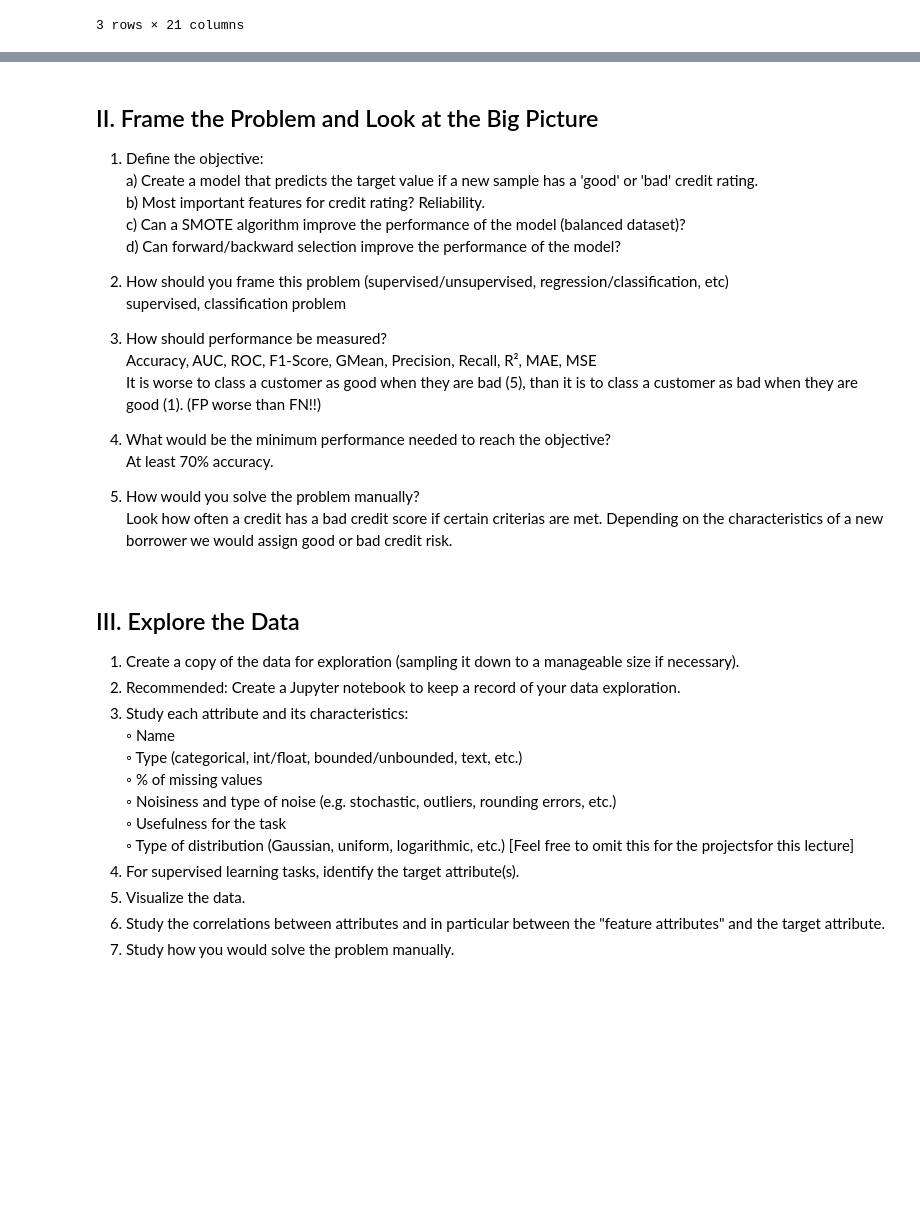
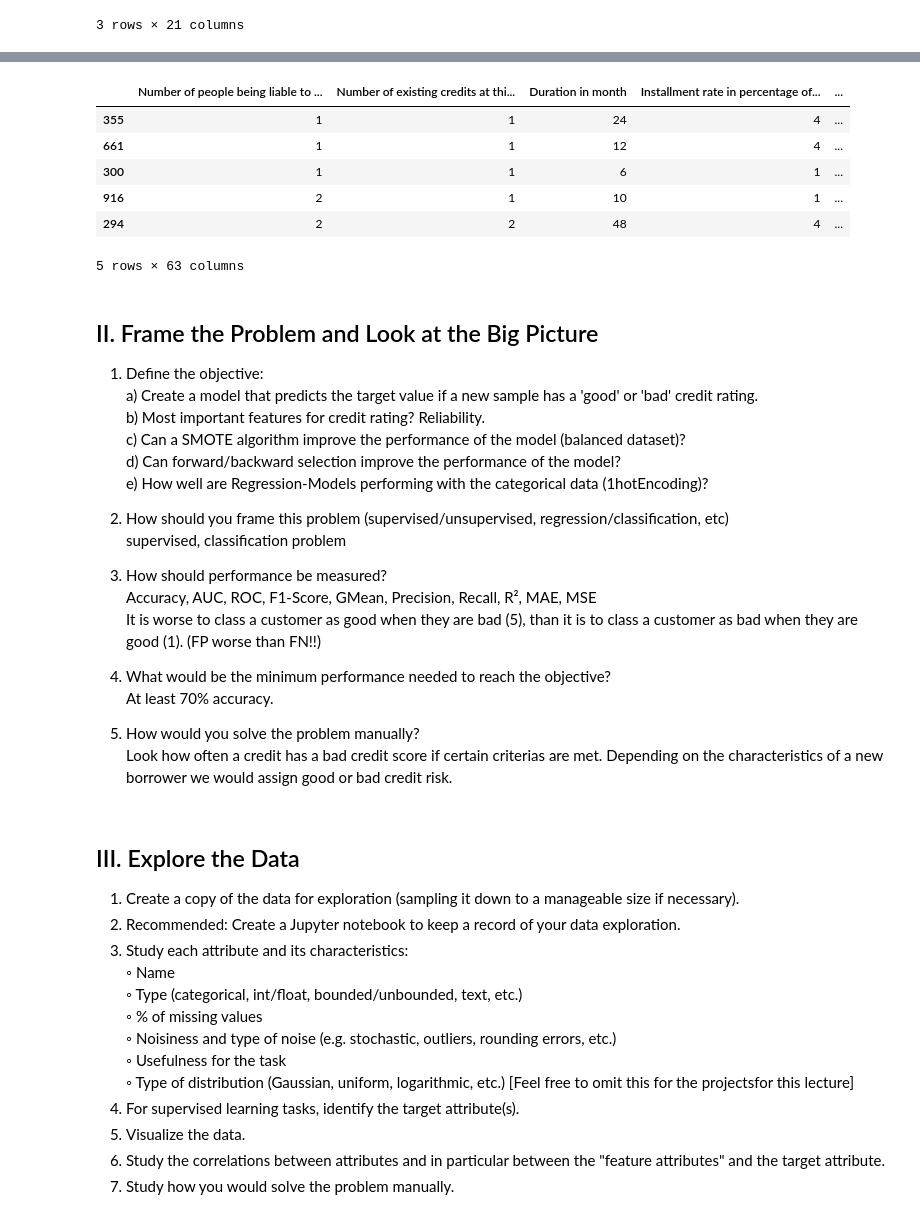
Before and after one commit to dennismgoetz/HoML-Credit-Data, a Jupyter notebook: Data Understanding.ipynb, the cells around one changed output, grey strips where cells are left out. Saved outputs shown, nothing was run; the diff lists cells and outputs as text; code cells hidden in the pictures; blank space fills up the shorter version.

Commit message:
Add a new variant of 1hotEncoding (like in the book chapter uploaded).

```diff
--- a/Data Understanding.ipynb
+++ b/Data Understanding.ipynb
@@ -154,0 +200,13 @@ data_values.head(3)
+# %%
+from sklearn.preprocessing import OrdinalEncoder
+
+# Handling Text and Categorical Attributes (gleiches Ergebnis wie bei Flo! Nur haben sind die Attribute unterschiedlich nummeriert.)
+data_cat = train_set[cat_attribs]
+
+ordinal_encoder = OrdinalEncoder()
+data_cat_encoded = ordinal_encoder.fit_transform(data_cat)
+
+# Replace the categories by numbers
+data_encoded = train_set.copy()
+data_encoded[cat_attribs] = data_cat_encoded
+data_encoded.head(3)
@@ -199,3 +272,26 @@ Ratio of target value good (0) in y_test: 70.00 %
+# %%
+from sklearn.preprocessing import OneHotEncoder
+
+cat_encoder = OneHotEncoder()
+data_cat_1hot = cat_encoder.fit_transform(data_cat)
+
+data_cat_dummies = pd.DataFrame(data_cat_1hot.toarray(),
+                                columns=cat_encoder.get_feature_names_out(), #generate new column names with category as suffix to the attribute
+                                index=data_cat.index) #keep old indices
+data_cat_dummies
+
+# Merge the DataFrames
+data_dummies = train_set[num_attribs].copy()
+data_dummies = pd.merge(left=data_dummies, right=data_cat_dummies, left_index=True, right_index=True)
+data_dummies.head()
+# %% [output]
+|  | Number of people being liable to ... | Number of existing credits at thi... | Duration in month | Installment rate in percentage of... | ... |
+| 355 | 1 | 1 | 24 | 4 | ... |
+| 661 | 1 | 1 | 12 | 4 | ... |
+| 300 | 1 | 1 | 6 | 1 | ... |
+| 916 | 2 | 1 | 10 | 1 | ... |
+| 294 | 2 | 2 | 48 | 4 | ... |
+5 rows × 63 columns
 # %% [markdown]
 ## II. Frame the Problem and Look at the Big Picture
 1. Define the objective:<br>
@@ -203,6 +299,7 @@ a) Create a model that predicts the target value if a new sample has a 'good' or
 b) Most important features for credit rating? Reliability.<br>
 c) Can a SMOTE algorithm improve the performance of the model (balanced dataset)?<br>
 d) Can forward/backward selection improve the performance of the model?<br>
+e) How well are Regression-Models performing with the categorical data (1hotEncoding)?<br>
 
 2. How should you frame this problem (supervised/unsupervised, regression/classification, etc)<br>
 supervised, classification problem
```
Also changed, not shown: parts of 15 cells of this notebook, 2 other files.
